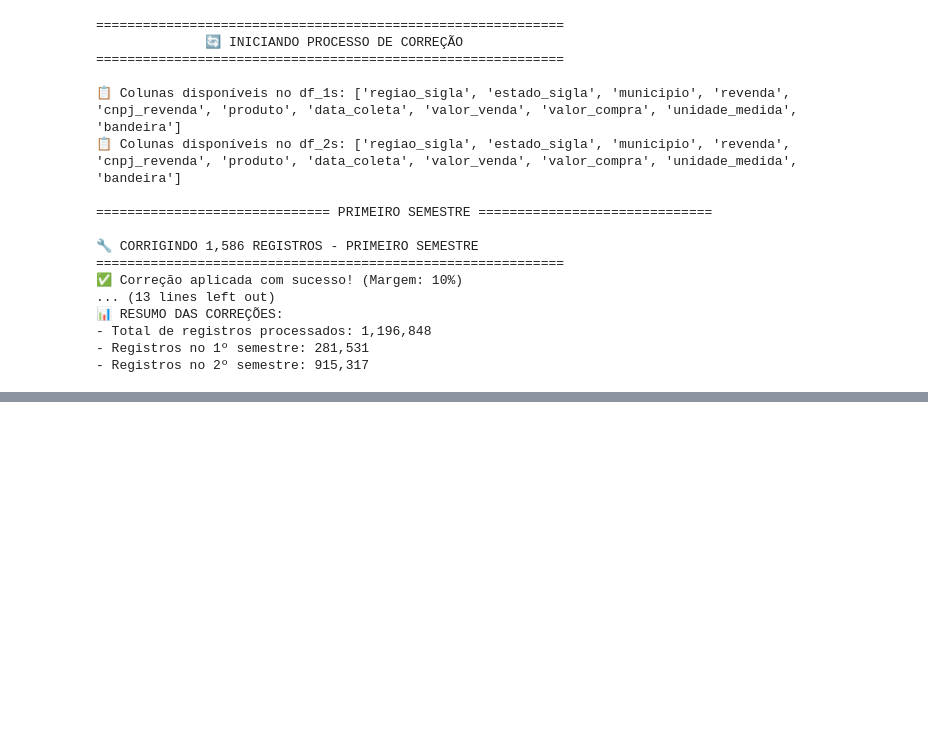
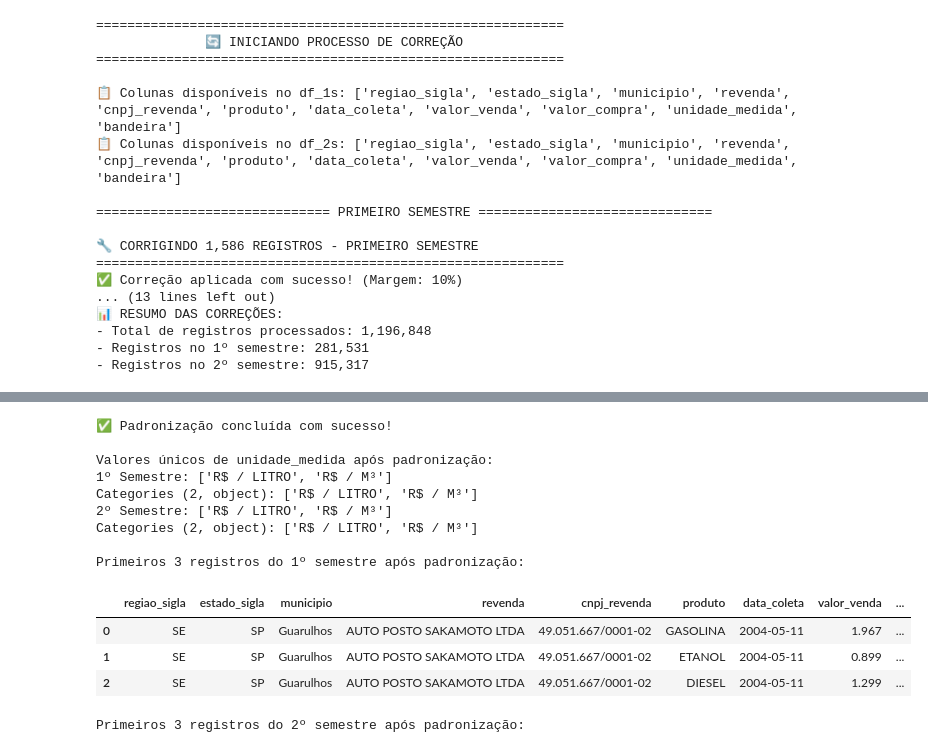
Before and after one commit to TassioSales/MeuPortfolio, a Jupyter notebook: analises_de_dados/historico_combustiveis/tratamento_2004.ipynb, the cells around one changed output, grey strips where cells are left out. Cells and saved outputs as stored; diff of their text form; code cells hidden in the pictures; blank space fills up the shorter version.

```diff
--- a/analises_de_dados/historico_combustiveis/tratamento_2004.ipynb
+++ b/analises_de_dados/historico_combustiveis/tratamento_2004.ipynb
@@ -764,0 +1138,77 @@ df_2s.head()
+# %%
+# 1. Padronização de Texto (municípios)
+df_1s['municipio'] = df_1s['municipio'].str.title()
+df_2s['municipio'] = df_2s['municipio'].str.title()
+
+# 2. Padronização de CNPJ
+df_1s['cnpj_revenda'] = df_1s['cnpj_revenda'].str.strip()
+df_2s['cnpj_revenda'] = df_2s['cnpj_revenda'].str.strip()
+
+# 3. Padronização de Unidade de Medida
+df_1s['unidade_medida'] = df_1s['unidade_medida'].str.strip().str.upper()
+df_2s['unidade_medida'] = df_2s['unidade_medida'].str.strip().str.upper()
+
+# 4. Tradução de Dias da Semana
+dias_traducao = {
+    'Monday': 'Segunda',
+    'Tuesday': 'Terça',
+    'Wednesday': 'Quarta',
+    'Thursday': 'Quinta',
+    'Friday': 'Sexta',
+    'Sunday': 'Domingo'
+}
+df_1s['data_dia_semana'] = df_1s['data_dia_semana'].map(dias_traducao)
+df_2s['data_dia_semana'] = df_2s['data_dia_semana'].map(dias_traducao)
+
+# 5. Tradução de Meses
+meses_traducao = {
+    'May': 'Maio',
+    'June': 'Junho',
+    'July': 'Julho',
+    'August': 'Agosto',
+    'September': 'Setembro',
+    'October': 'Outubro',
+    'November': 'Novembro',
+    'December': 'Dezembro'
+}
+df_1s['data_mes_nome'] = df_1s['data_mes_nome'].map(meses_traducao)
+df_2s['data_mes_nome'] = df_2s['data_mes_nome'].map(meses_traducao)
+
+# 6. Converter colunas para categoria (opcional - melhora performance)
+colunas_categoria = [
+    'regiao_sigla', 'estado_sigla', 'produto', 'unidade_medida',
+    'bandeira', 'data_ano', 'data_mes', 'data_dia_semana',
+    'data_mes_nome', 'data_trimestre', 'data_ano_mes'
+]
+
+for col in colunas_categoria:
+    if col in df_1s.columns:
+        df_1s[col] = df_1s[col].astype('category')
+        df_2s[col] = df_2s[col].astype('category')
+
+# 7. Verificação final
+print("✅ Padronização concluída com sucesso!")
+print("\nValores únicos de unidade_medida após padronização:")
+print("1º Semestre:", df_1s['unidade_medida'].unique())
+print("2º Semestre:", df_2s['unidade_medida'].unique())
+
+print("\nPrimeiros 3 registros do 1º semestre após padronização:")
+display(df_1s.head(3))
+
+print("\nPrimeiros 3 registros do 2º semestre após padronização:")
+display(df_2s.head(3))
+# %% [output]
+✅ Padronização concluída com sucesso!
+
+Valores únicos de unidade_medida após padronização:
+1º Semestre: ['R$ / LITRO', 'R$ / M³']
+Categories (2, object): ['R$ / LITRO', 'R$ / M³']
+2º Semestre: ['R$ / LITRO', 'R$ / M³']
+Categories (2, object): ['R$ / LITRO', 'R$ / M³']
+
+Primeiros 3 registros do 1º semestre após padronização:
+|  | regiao_sigla | estado_sigla | municipio | revenda | cnpj_revenda | produto | data_coleta | valor_venda | ... |
+| 0 | SE | SP | Guarulhos | AUTO POSTO SAKAMOTO LTDA | 49.051.667/0001-02 | GASOLINA | 2004-05-11 | 1.967 | ... |
+| 1 | SE | SP | Guarulhos | AUTO POSTO SAKAMOTO LTDA | 49.051.667/0001-02 | ETANOL | 2004-05-11 | 0.899 | ... |
+| 2 | SE | SP | Guarulhos | AUTO POSTO SAKAMOTO LTDA | 49.051.667/0001-02 | DIESEL | 2004-05-11 | 1.299 | ... |
+Primeiros 3 registros do 2º semestre após padronização:
```
Also changed, not shown: parts of 8 cells of this notebook.
